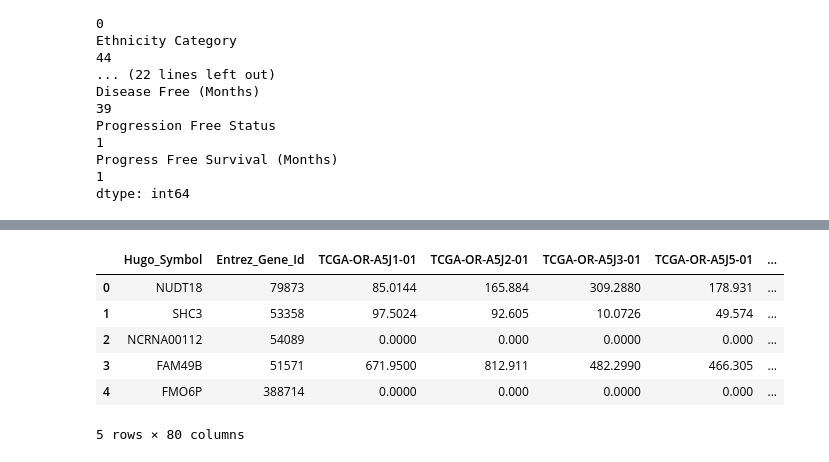
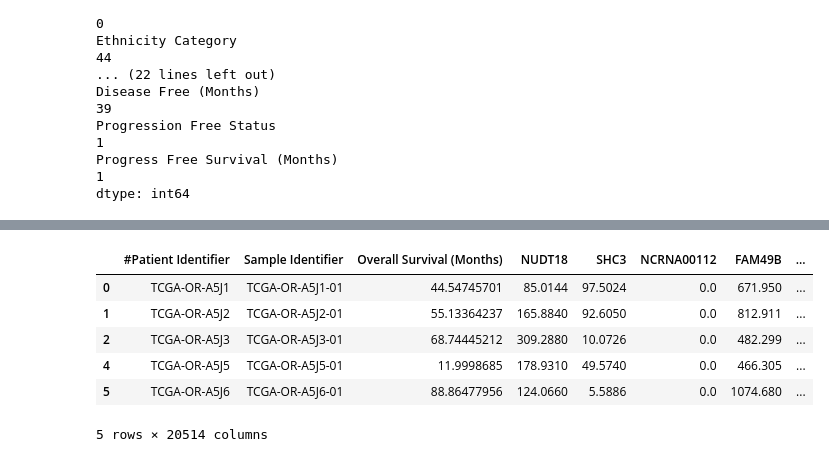
Before and after one commit to cannin/gsoc_2023_pytorch_pathway_commons, a Jupyter notebook: Notebooks/Match_between_data_clinical_patient_txt,_data_clinical_sample_txt,_and_data_mrna_seq_v2_rsem_txt_.ipynb, the cells around one changed output, grey strips where cells are left out. Cells and saved outputs as stored; diff of their text form; code cells hidden in the pictures.

```diff
--- a/Notebooks/Match_between_data_clinical_patient_txt,_data_clinical_sample_txt,_and_data_mrna_seq_v2_rsem_txt_.ipynb
+++ b/Notebooks/Match_between_data_clinical_patient_txt,_data_clinical_sample_txt,_and_data_mrna_seq_v2_rsem_txt_.ipynb
@@ -302,0 +296,9 @@ merged_df = merged_df.drop(columns='TCGA PanCanAtlas Cancer Type Acronym')
+# %%
+# Check for duplicate 'Hugo_Symbol' values
+duplicates = patients['Hugo_Symbol'].duplicated(keep='last')
+
+# Drop rows with duplicate 'Hugo_Symbol' or same symbol as the previous row
+new_df = patients[~duplicates]
+
+# Verify the updated DataFrame shape
+print(new_df.shape)
@@ -302,0 +321,3 @@ merged_df = merged_df.drop(columns='TCGA PanCanAtlas Cancer Type Acronym')
+# %%
+new_df_transposed = new_df.set_index('Hugo_Symbol').transpose()
+new_df_transposed.head()
@@ -302,0 +336,6 @@ merged_df = merged_df.drop(columns='TCGA PanCanAtlas Cancer Type Acronym')
+# %%
+# Get the list of index names in df2_transposed
+index_names = new_df_transposed.columns.tolist()
+
+# Rename the columns in df1 to match the index names in df2_transposed
+df1 = used_df.rename(columns=dict(zip(new_df.columns[1:], index_names)))
@@ -303,3 +355,6 @@ merged_df = merged_df.drop(columns='TCGA PanCanAtlas Cancer Type Acronym')
+# %%
+# Merge the datasets based on the patient identifiers
+merged_df = pd.merge(df1, new_df_transposed, left_on='Sample Identifier', right_index=True)
 # %%
 merged_df.shape
 # %% [output]
@@ -329,10 +362,10 @@ df = pd.read_csv("/content/drive/MyDrive/data_mrna_seq_v2_rsem.txt", sep="\t")
 # %%
-df.head()
+merged_df.head()
 # %% [output]
-|  | Hugo_Symbol | Entrez_Gene_Id | TCGA-OR-A5J1-01 | TCGA-OR-A5J2-01 | TCGA-OR-A5J3-01 | TCGA-OR-A5J5-01 | ... |
-| 0 | NUDT18 | 79873 | 85.0144 | 165.884 | 309.2880 | 178.931 | ... |
-| 1 | SHC3 | 53358 | 97.5024 | 92.605 | 10.0726 | 49.574 | ... |
-| 2 | NCRNA00112 | 54089 | 0.0000 | 0.000 | 0.0000 | 0.000 | ... |
-| 3 | FAM49B | 51571 | 671.9500 | 812.911 | 482.2990 | 466.305 | ... |
-| 4 | FMO6P | 388714 | 0.0000 | 0.000 | 0.0000 | 0.000 | ... |
+|  | #Patient Identifier | Sample Identifier | Overall Survival (Months) | NUDT18 | SHC3 | NCRNA00112 | FAM49B | ... |
+| 0 | TCGA-OR-A5J1 | TCGA-OR-A5J1-01 | 44.54745701 | 85.0144 | 97.5024 | 0.0 | 671.950 | ... |
+| 1 | TCGA-OR-A5J2 | TCGA-OR-A5J2-01 | 55.13364237 | 165.8840 | 92.6050 | 0.0 | 812.911 | ... |
+| 2 | TCGA-OR-A5J3 | TCGA-OR-A5J3-01 | 68.74445212 | 309.2880 | 10.0726 | 0.0 | 482.299 | ... |
+| 4 | TCGA-OR-A5J5 | TCGA-OR-A5J5-01 | 11.9998685 | 178.9310 | 49.5740 | 0.0 | 466.305 | ... |
+| 5 | TCGA-OR-A5J6 | TCGA-OR-A5J6-01 | 88.86477956 | 124.0660 | 5.5886 | 0.0 | 1074.680 | ... |
-5 rows × 80 columns
+5 rows × 20514 columns
```
Also changed, not shown: parts of 43 cells of this notebook, 4 other files.
